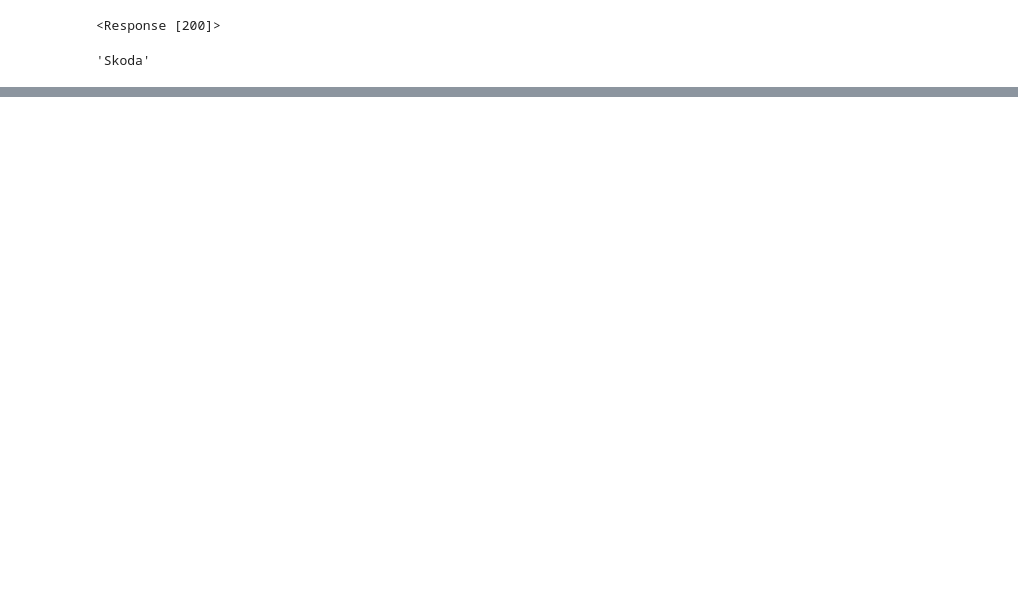
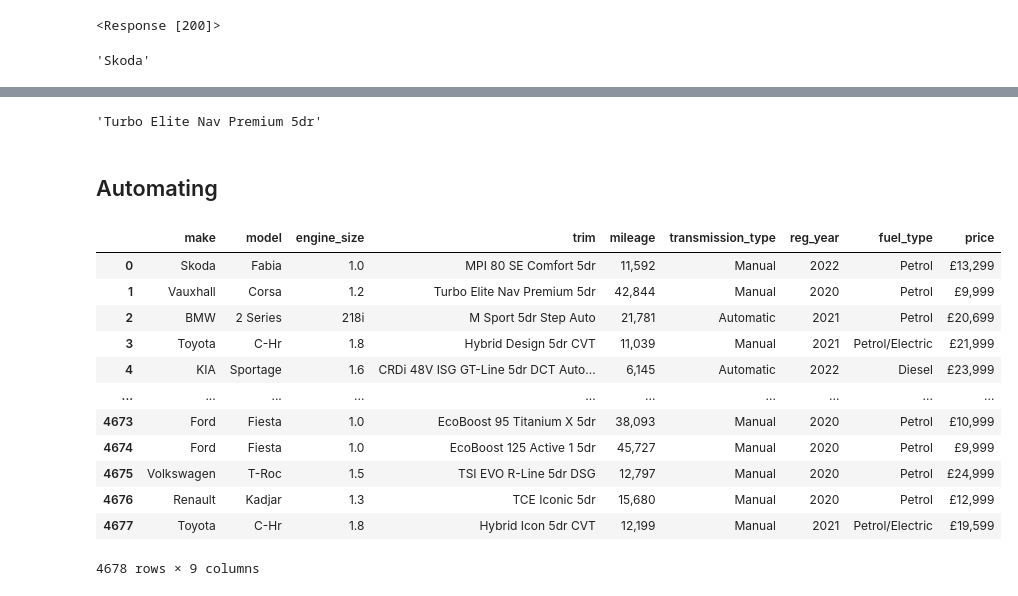
Before and after one commit to rafirahman27/Capstone_Project, a Jupyter notebook: Code/01-Data_Collection.ipynb, the cells around one changed output, grey strips where cells are left out. Saved outputs shown, nothing was run; the diff lists cells and outputs as text; code cells hidden in the pictures; blank space fills up the shorter version.

```diff
--- a/Code/01-Data_Collection.ipynb
+++ b/Code/01-Data_Collection.ipynb
@@ -443,0 +304,55 @@ soup2.find(attrs={'class':'listing-results-module--list--4adde'})
+# %%
+trim
+# %% [output]
+'Turbo Elite Nav Premium 5dr'
+# %% [markdown]
+## Automating
+# %%
+motorpoint = []
+for i in range(1, 118):
+    url = 'https://www.motorpoint.co.uk/used-cars?Page=' + str(i)
+    res = requests.get(url)
+    soup = BeautifulSoup(res.content, 'html.parser')
+    table = soup.find(attrs={'id':'plp-search-results'})
+    vehicles = table.find_all(attrs={'class':'vehicle-result-tile-container col-12'})
+
+    for tr in vehicles:
+        title = tr.find(attrs={'class':'title'}).text.split()
+        make = title[0]
+        model = ' '.join(title[1:])
+        details = tr.find(attrs={'class':'sub-title'}).text.split()
+        eng_size = details[0]
+        trim = ' '.join(details[1:])
+        primary = tr.find(attrs={'class':'primary-details loading-state'}).text.split()
+        reg_year = primary[0]
+        mileage = primary[4]
+        fuel_type = tr.find(attrs={'class':'secondary-details loading-state'}).text.split()[0]
+
+        price = tr.find(attrs={'class':'hidden-loading price-text'})
+        if price != None:
+            price = price.text
+        else:
+            price = tr.find(attrs={'class':'hidden-loading price-text discounted'}).text
+        gears = 'Automatic' if 'Auto' in details else 'Manual'
+
+        vehicle = {'make': make, 'model':model,'engine_size':eng_size,'trim': trim,
+                   'mileage':mileage,'transmission_type':gears, 'reg_year':reg_year,
+                   'fuel_type':fuel_type,'price':price}
+        motorpoint.append(vehicle)
+# %%
+motorpoint = pd.DataFrame(motorpoint)
+motorpoint
+# %% [output]
+|  | make | model | engine_size | trim | mileage | transmission_type | reg_year | fuel_type | price |
+| 0 | Skoda | Fabia | 1.0 | MPI 80 SE Comfort 5dr | 11,592 | Manual | 2022 | Petrol | £13,299 |
+| 1 | Vauxhall | Corsa | 1.2 | Turbo Elite Nav Premium 5dr | 42,844 | Manual | 2020 | Petrol | £9,999 |
+| 2 | BMW | 2 Series | 218i | M Sport 5dr Step Auto | 21,781 | Automatic | 2021 | Petrol | £20,699 |
+| 3 | Toyota | C-Hr | 1.8 | Hybrid Design 5dr CVT | 11,039 | Manual | 2021 | Petrol/Electric | £21,999 |
+| 4 | KIA | Sportage | 1.6 | CRDi 48V ISG GT-Line 5dr DCT Auto... | 6,145 | Automatic | 2022 | Diesel | £23,999 |
+| ... | ... | ... | ... | ... | ... | ... | ... | ... | ... |
+| 4673 | Ford | Fiesta | 1.0 | EcoBoost 95 Titanium X 5dr | 38,093 | Manual | 2020 | Petrol | £10,999 |
+| 4674 | Ford | Fiesta | 1.0 | EcoBoost 125 Active 1 5dr | 45,727 | Manual | 2020 | Petrol | £9,999 |
+| 4675 | Volkswagen | T-Roc | 1.5 | TSI EVO R-Line 5dr DSG | 12,797 | Manual | 2020 | Petrol | £24,999 |
+| 4676 | Renault | Kadjar | 1.3 | TCE Iconic 5dr | 15,680 | Manual | 2020 | Petrol | £12,999 |
+| 4677 | Toyota | C-Hr | 1.8 | Hybrid Icon 5dr CVT | 12,199 | Manual | 2021 | Petrol/Electric | £19,599 |
+4678 rows × 9 columns
```
Also changed, not shown: parts of 49 cells of this notebook, 5 other files.
